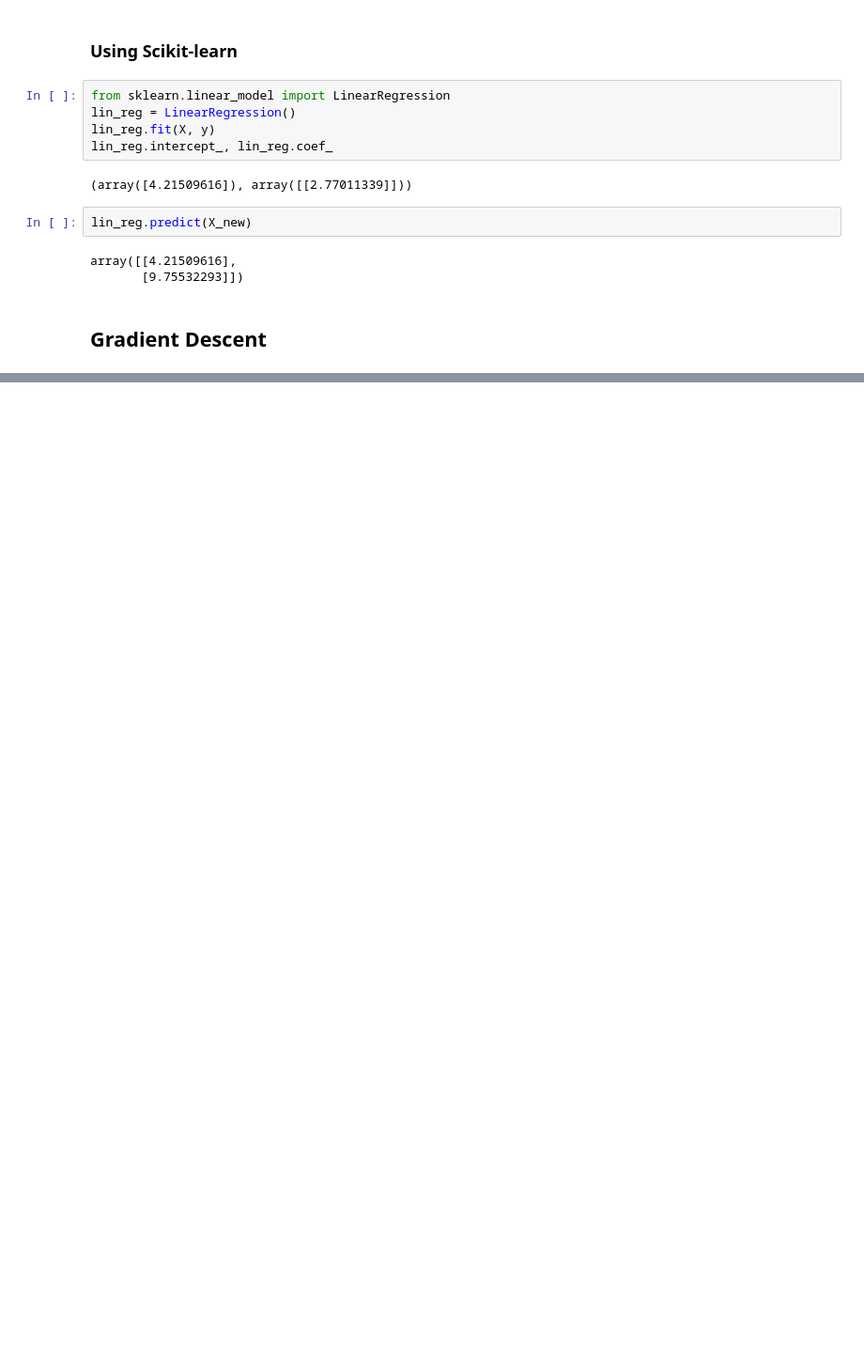
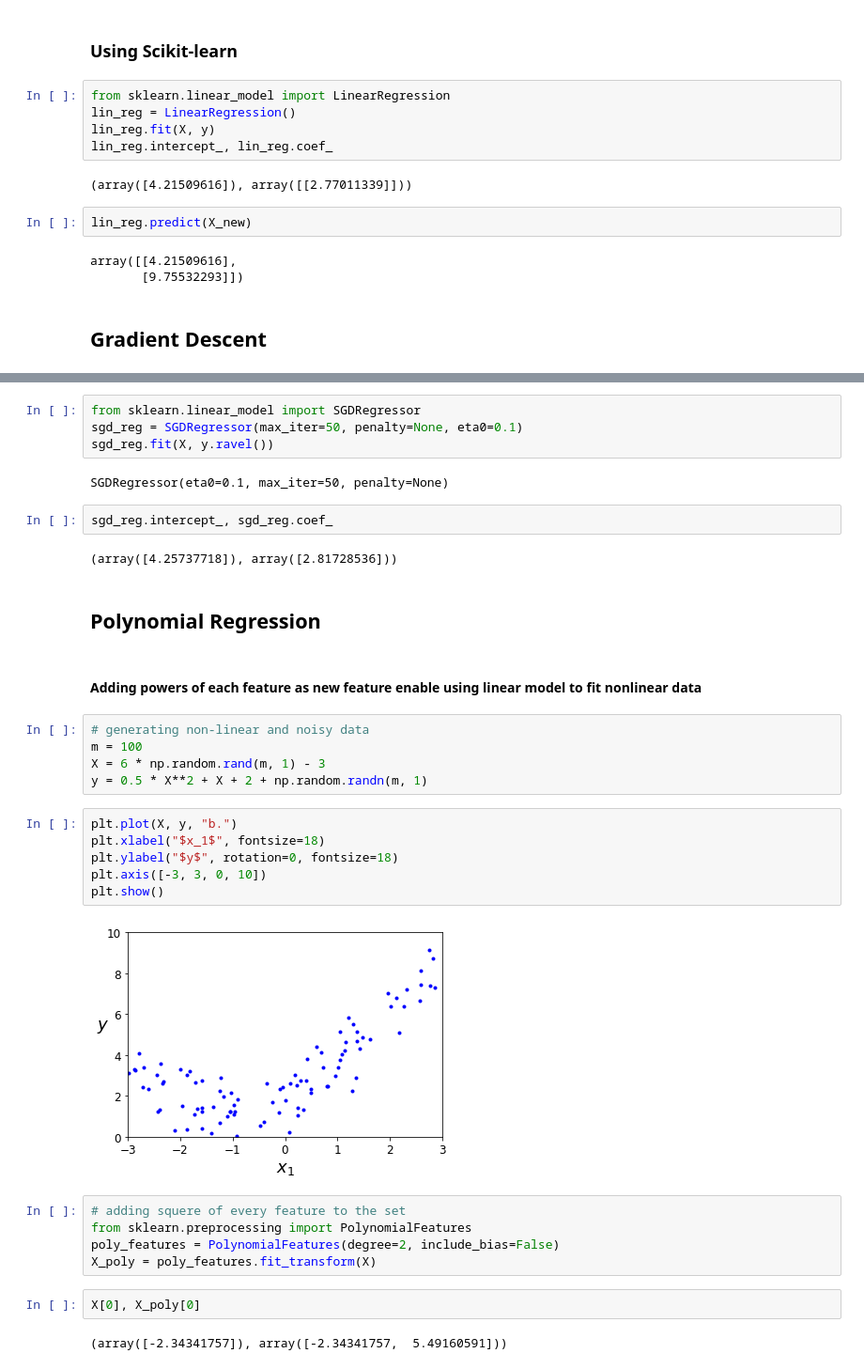
Before and after one commit to wszczawinski/handson-ml-exercises, a Jupyter notebook: 4 - Training Models.ipynb, the cells around one changed output, grey strips where cells are left out. Shown: that part at 94% size. Saved outputs shown, nothing was run; the diff lists cells and outputs as text; blank space fills up the shorter version.

Commit message:
feat(gradientDescent + polynomialFeatures)

```diff
--- a/4 - Training Models.ipynb
+++ b/4 - Training Models.ipynb
@@ -76,0 +118,36 @@ array([[4.21509616],
+# %%
+from sklearn.linear_model import SGDRegressor
+sgd_reg = SGDRegressor(max_iter=50, penalty=None, eta0=0.1)
+sgd_reg.fit(X, y.ravel())
+# %% [output]
+SGDRegressor(eta0=0.1, max_iter=50, penalty=None)
+# %%
+sgd_reg.intercept_, sgd_reg.coef_
+# %% [output]
+(array([4.25737718]), array([2.81728536]))
+# %% [markdown]
+## Polynomial Regression
+# %% [markdown]
+#### Adding powers of each feature as new feature enable using linear model to fit nonlinear data
+# %%
+# generating non-linear and noisy data
+m = 100
+X = 6 * np.random.rand(m, 1) - 3
+y = 0.5 * X**2 + X + 2 + np.random.randn(m, 1)
+# %%
+plt.plot(X, y, "b.")
+plt.xlabel("$x_1$", fontsize=18)
+plt.ylabel("$y$", rotation=0, fontsize=18)
+plt.axis([-3, 3, 0, 10])
+plt.show()
+# %% [output]
+[figure, added]
+# %%
+# adding squere of every feature to the set
+from sklearn.preprocessing import PolynomialFeatures
+poly_features = PolynomialFeatures(degree=2, include_bias=False)
+X_poly = poly_features.fit_transform(X)
+# %%
+X[0], X_poly[0]
+# %% [output]
+(array([-2.34341757]), array([-2.34341757,  5.49160591]))
```
Also changed, not shown: parts of 11 cells of this notebook.
